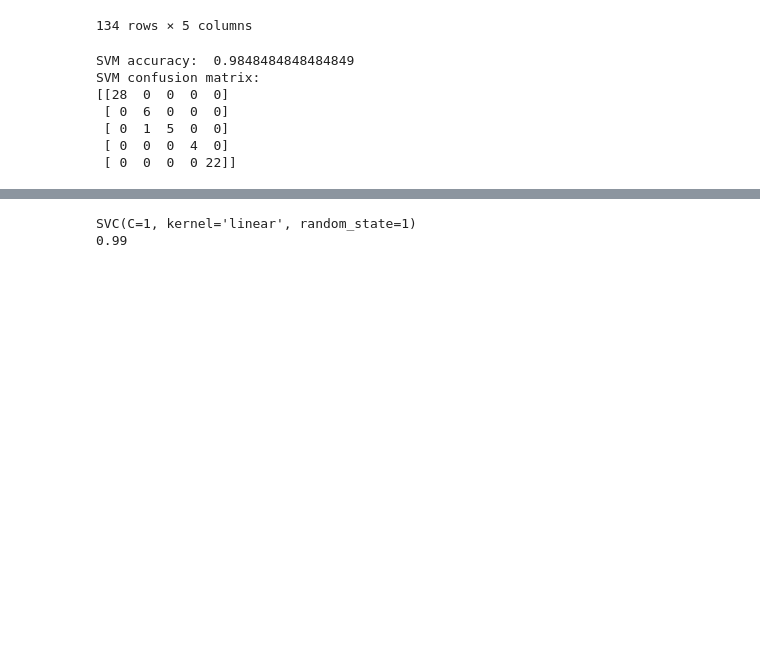
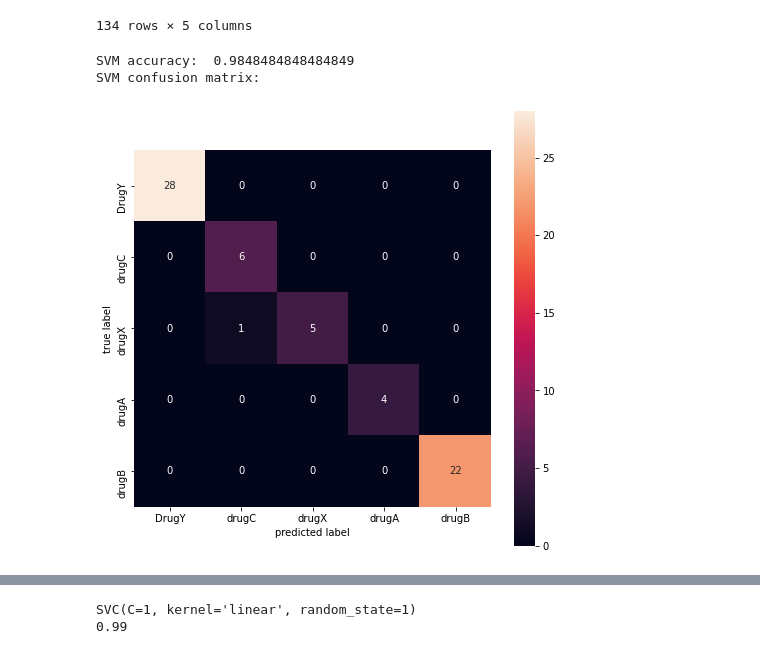
Before and after one commit to olehsamoilenko/PythonDS, a Jupyter notebook: Classification/drugs.ipynb, the cells around one changed output, grey strips where cells are left out. Cells and saved outputs as stored; diff of their text form; code cells hidden in the pictures; blank space fills up the shorter version.

Commit message:
confusion matrixes

```diff
--- a/Classification/drugs.ipynb
+++ b/Classification/drugs.ipynb
@@ -113,24 +113,27 @@ X_train
 # %%
 from sklearn.svm import SVC
 from sklearn.metrics import confusion_matrix
+import seaborn as sns
 
 svm = SVC(kernel='linear', random_state=1)
 svm.fit(X_train, Y_train)
 
+def plot_conf_matrix(model, x, y):
+    mat = confusion_matrix(y, model.predict(x))
+    fig, ax = plt.subplots(figsize=(8,8)) # x - prediction, y - actual
+    sns.heatmap(mat, square=True, annot=True, xticklabels=df.Drug.unique(), yticklabels=df.Drug.unique())
+    plt.ylabel('true label')
+    plt.xlabel('predicted label')
+
 print('SVM accuracy: ', svm.score(X_test, Y_test))
-print('SVM confusion matrix:')
-print(confusion_matrix(Y_test, svm.predict(X_test))) # x - prediction, y - actual
-vec_lin = svm.support_vectors_
+plot_conf_matrix(svm, X_test, Y_test)
+# vec_lin = svm.support_vectors_
 
 del svm
 # %% [output]
 SVM accuracy:  0.9848484848484849
 SVM confusion matrix:
-[[28  0  0  0  0]
- [ 0  6  0  0  0]
- [ 0  1  5  0  0]
- [ 0  0  0  4  0]
- [ 0  0  0  0 22]]
+[figure, added]
 # %%
 svm_rbf = SVC(kernel='rbf', random_state=1)
 svm_rbf.fit(X_train, Y_train)
```
Also changed, not shown: parts of 10 cells of this notebook.
